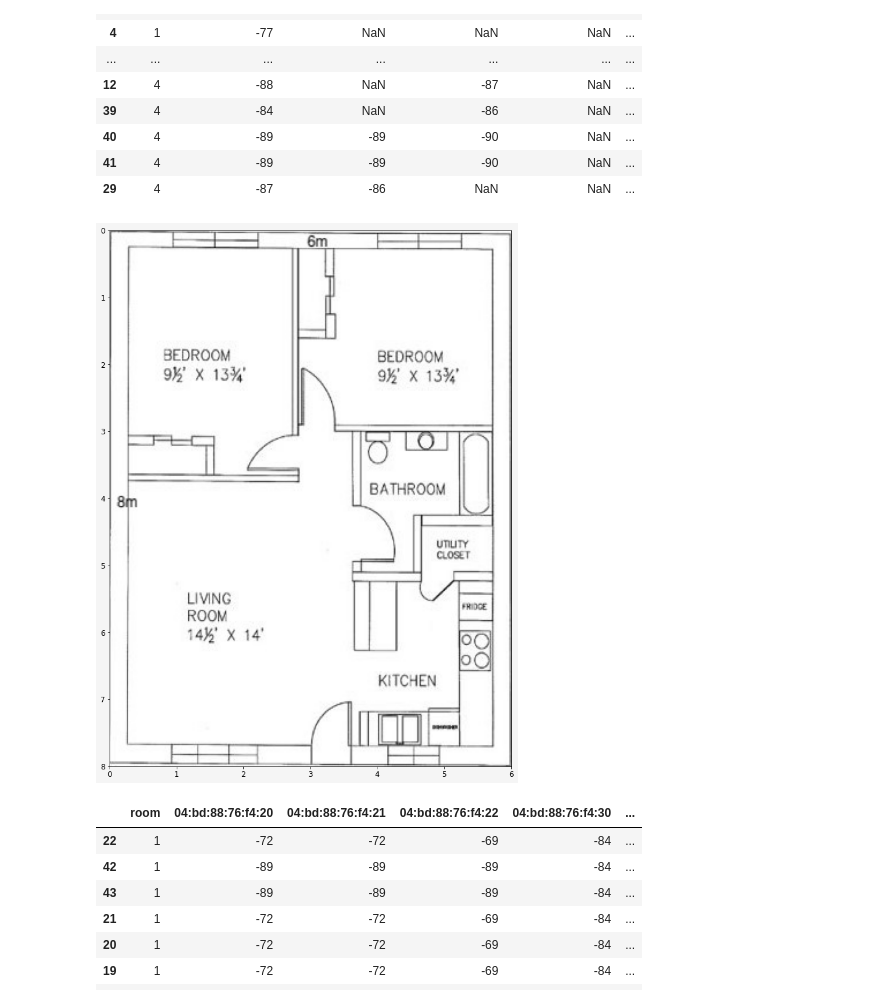
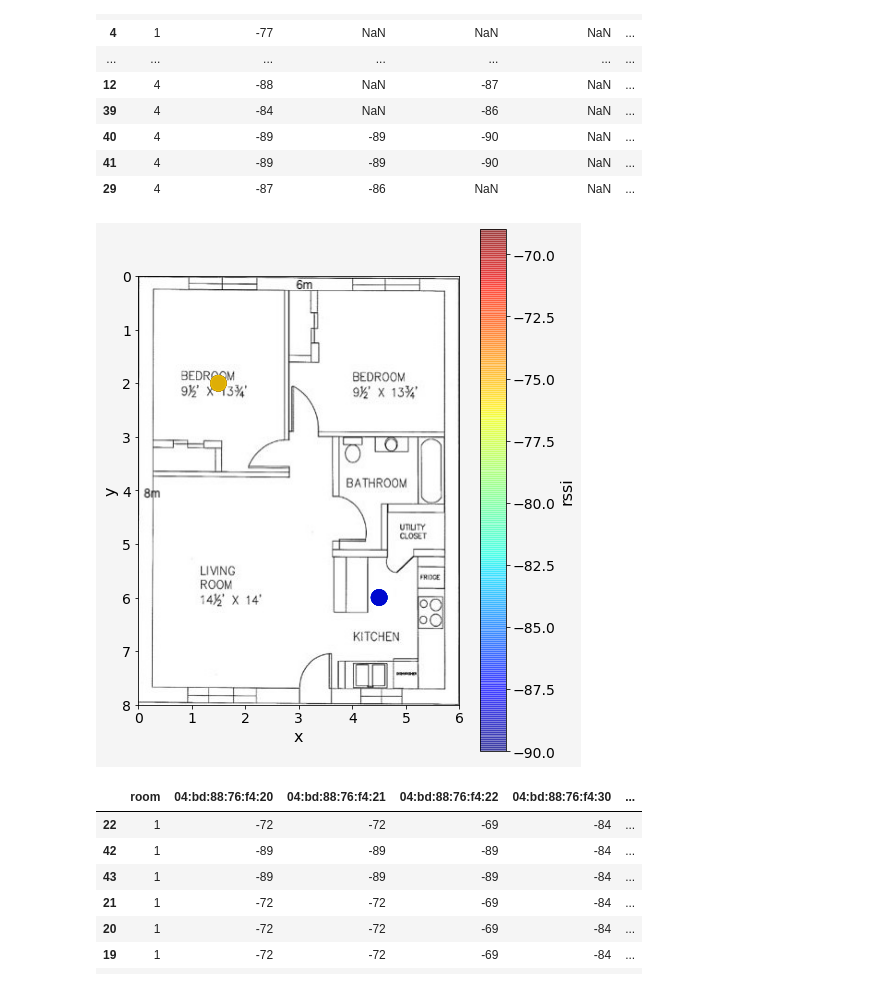
Before and after one commit to miligithub/open-indoor-localization, a Jupyter notebook: python/ml.ipynb, the cells around one changed output. Saved outputs shown, nothing was run; the diff lists cells and outputs as text; code cells hidden in the pictures.

Commit message:
plotTrainMac

```diff
--- a/python/ml.ipynb
+++ b/python/ml.ipynb
@@ -117,7 +117,7 @@ def plotTrain(train_data, fig_name, width, height):
 df = txtToDataFrame('train11_19.txt')
 width = 6
 height = 8
-mpl.rcParams['figure.figsize'] = width*1.5, height*1.5
+mpl.rcParams['figure.figsize'] = width*1.2, height*1.2
 # %%
 # df
 # %%
@@ -190,15 +190,23 @@ train_df
 | 41 | 4 | -89 | -89 | -90 | NaN | ... |
 | 29 | 4 | -87 | -86 | NaN | NaN | ... |
 # %%
-def plotTrainMac(train_data, fig_name, width, height):
+def plotTrainMac(train_data, mac_id, fig_name, width, height):
     housing_img=mpimg.imread(os.path.join(IMAGES_PATH, fig_name))
     housing_img = cv2.flip(housing_img, 0)
-    # train_data.plot(kind='scatter', x='x', y='y')
+    roomXBase = [width/4, width/4*3]
+    roomYBase = [height/4, height/4*3]
+    col = train_data[mac_id]
+    roomX = (train_data['room']+1)%2*(width/2) + width/4
+    roomY = (train_data['room']+1)%2*(height/2) + height/4
+    data = pd.DataFrame({'room':train_data['room'], 'x':roomX, 'y':roomY, 'rssi':col})
+    data.plot(kind='scatter', x='x', y='y', s=width*40, alpha=0.5,
+    c="rssi", cmap=plt.get_cmap("jet"), colorbar=True,
+    sharex=False)
     plt.ylim(height, 0)
     plt.imshow(housing_img, alpha=1.0, extent=[0, width, 0, height], cmap=plt.get_cmap('jet'))
-plotTrainMac(train_df, "minespark.jpg", width, height)
+plotTrainMac(train_df, sorted_mac[2], "minespark.jpg", width, height)
 # %% [output]
-[figure, old version]
+[figure, new version]
 # %%
 
 train_all_average = train_df.mean()
```
Also changed, not shown: parts of 4 cells of this notebook.
